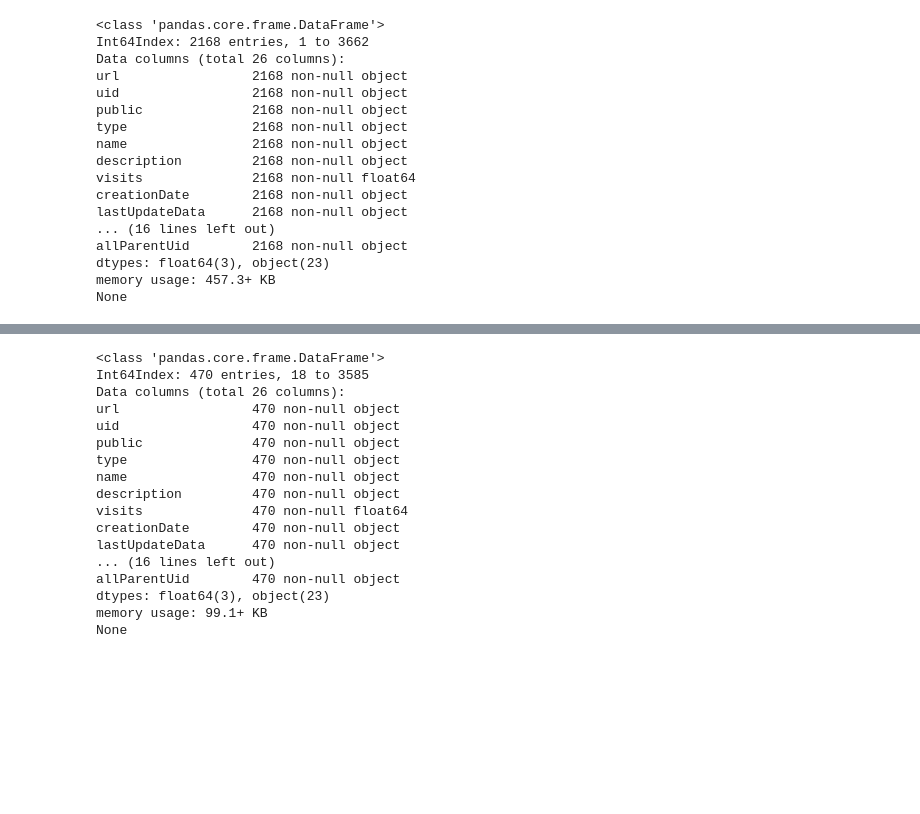
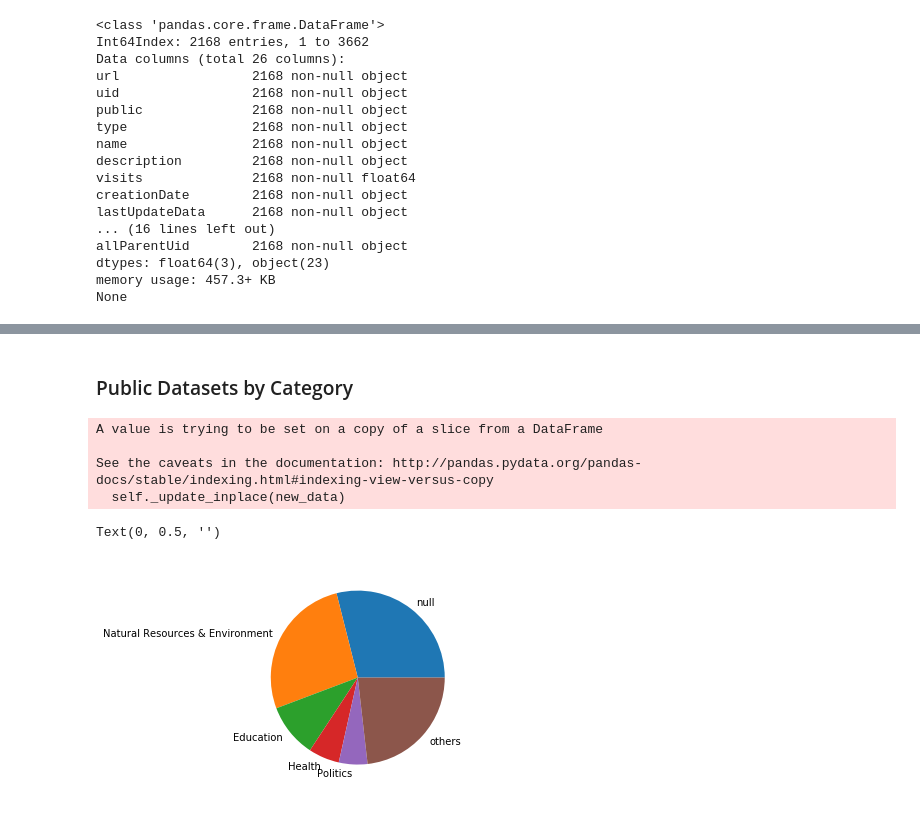
Before and after one commit to OpenDataLiteracy/WSL-AMF, a Jupyter notebook: portal-dashboard/WA-Portal.ipynb, the cells around one changed output, grey strips where cells are left out. Saved outputs shown, nothing was run; the diff lists cells and outputs as text; code cells hidden in the pictures; blank space fills up the shorter version.

```diff
--- a/portal-dashboard/WA-Portal.ipynb
+++ b/portal-dashboard/WA-Portal.ipynb
@@ -276,22 +308,34 @@ dfpubd = mask[["url",
 "originator",
 "metadataLang",
 "allParentUid"]]
-print(dfpubd.info())
-# %% [output]
-<class 'pandas.core.frame.DataFrame'>
-Int64Index: 470 entries, 18 to 3585
-Data columns (total 26 columns):
-url                 470 non-null object
-uid                 470 non-null object
-public              470 non-null object
-type                470 non-null object
-name                470 non-null object
-description         470 non-null object
-visits              470 non-null float64
-creationDate        470 non-null object
-lastUpdateData      470 non-null object
-... (16 lines left out)
-allParentUid        470 non-null object
-dtypes: float64(3), object(23)
-memory usage: 99.1+ KB
-None
+# %% [markdown]
+### Public Datasets by Category
+# %%
+dfpubd['category'].fillna('null', inplace=True) #Fill NaN cells with 'null'
+
+pltdfpubd = dfpubd.category.value_counts() #uses matlibplot to count rows for each type
+
+pltdfpubd = pd.DataFrame({'category':pltdfpubd.index, 'counts':pltdfpubd.values}) #Converts the series to a dataframe
+
+pltdfpubd2 = pltdfpubd[:5].copy() #Put top 5 types in a new dataframe
+
+
+# Takes the less common types and adds those counts into a value named others.
+new_row2 = pd.DataFrame(data = {
+    'category' : ['others'],
+    'counts' : [pltdfpubd['counts'][5:].sum()]
+})
+
+pltdfpubd2 = pd.concat([pltdfpubd2, new_row2]) #Add the 'others' value to the top 5 dataframe
+
+
+#plot the types
+pltdfpubd2.plot(y='counts', kind='pie', labels=pltdfpubd2.category, legend=False)
+plt.ylabel('') #Gets rid of the "Counts label"
+# %% [output]
+A value is trying to be set on a copy of a slice from a DataFrame
+
+See the caveats in the documentation: http://pandas.pydata.org/pandas-docs/stable/indexing.html#indexing-view-versus-copy
+  self._update_inplace(new_data)
+Text(0, 0.5, '')
+[figure, added]
```
Also changed, not shown: parts of 15 cells of this notebook.
